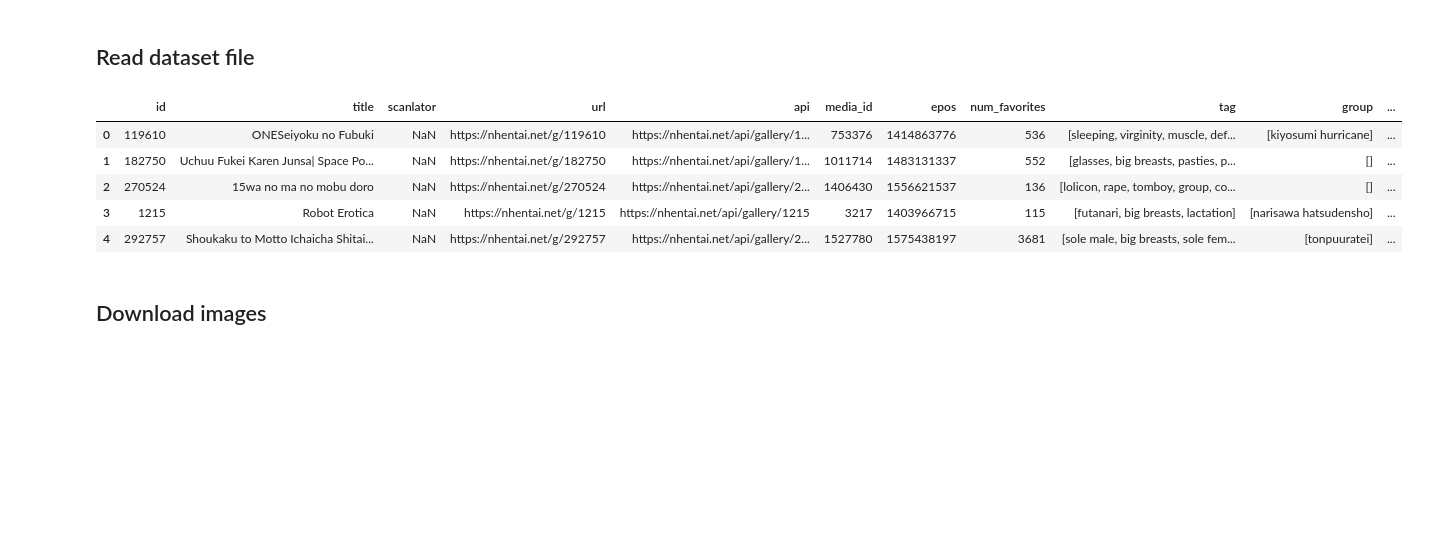
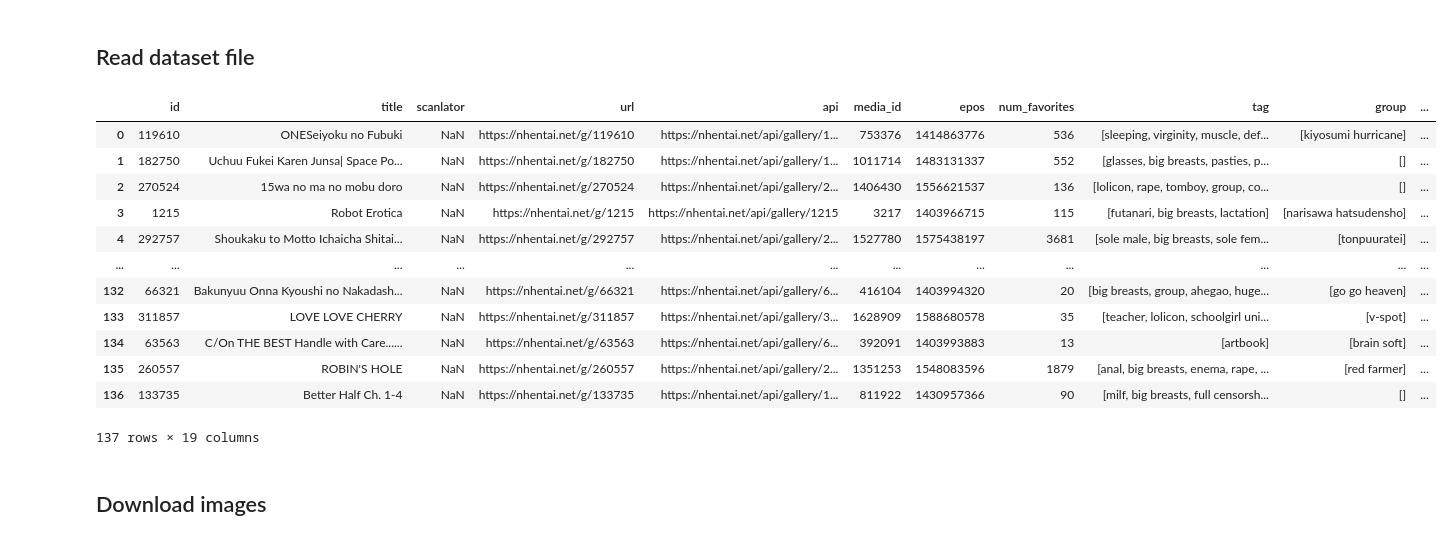
Before and after one commit to shikanime/bepeka, a Jupyter notebook: model.ipynb, the cells around one changed output. Saved outputs shown, nothing was run; the diff lists cells and outputs as text; code cells hidden in the pictures; blank space fills up the shorter version.

Commit message:
Remove dataset head

```diff
--- a/model.ipynb
+++ b/model.ipynb
@@ -45,17 +45,24 @@ Number of resampled hentais:  0
 # %%
 converters = {
     column_name: ast.literal_eval
     for column_name in ["tag", "group", "parody", "character", "artist", "category", "image_urls"]
 }
 hentais = pd.read_csv("data/metadata.csv", converters=converters)
-hentais.head()
+hentais
 # %% [output]
 |  | id | title | scanlator | url | api | media_id | epos | num_favorites | tag | group | ... |
 | 0 | 119610 | ONESeiyoku no Fubuki | NaN | https://nhentai.net/g/119610 | https://nhentai.net/api/gallery/1... | 753376 | 1414863776 | 536 | [sleeping, virginity, muscle, def... | [kiyosumi hurricane] | ... |
 | 1 | 182750 | Uchuu Fukei Karen Junsa| Space Po... | NaN | https://nhentai.net/g/182750 | https://nhentai.net/api/gallery/1... | 1011714 | 1483131337 | 552 | [glasses, big breasts, pasties, p... | [] | ... |
 | 2 | 270524 | 15wa no ma no mobu doro | NaN | https://nhentai.net/g/270524 | https://nhentai.net/api/gallery/2... | 1406430 | 1556621537 | 136 | [lolicon, rape, tomboy, group, co... | [] | ... |
 | 3 | 1215 | Robot Erotica | NaN | https://nhentai.net/g/1215 | https://nhentai.net/api/gallery/1215 | 3217 | 1403966715 | 115 | [futanari, big breasts, lactation] | [narisawa hatsudensho] | ... |
 | 4 | 292757 | Shoukaku to Motto Ichaicha Shitai... | NaN | https://nhentai.net/g/292757 | https://nhentai.net/api/gallery/2... | 1527780 | 1575438197 | 3681 | [sole male, big breasts, sole fem... | [tonpuuratei] | ... |
+| ... | ... | ... | ... | ... | ... | ... | ... | ... | ... | ... | ... |
+| 132 | 66321 | Bakunyuu Onna Kyoushi no Nakadash... | NaN | https://nhentai.net/g/66321 | https://nhentai.net/api/gallery/6... | 416104 | 1403994320 | 20 | [big breasts, group, ahegao, huge... | [go go heaven] | ... |
+| 133 | 311857 | LOVE LOVE CHERRY | NaN | https://nhentai.net/g/311857 | https://nhentai.net/api/gallery/3... | 1628909 | 1588680578 | 35 | [teacher, lolicon, schoolgirl uni... | [v-spot] | ... |
+| 134 | 63563 | C/On THE BEST Handle with Care...... | NaN | https://nhentai.net/g/63563 | https://nhentai.net/api/gallery/6... | 392091 | 1403993883 | 13 | [artbook] | [brain soft] | ... |
+| 135 | 260557 | ROBIN'S HOLE | NaN | https://nhentai.net/g/260557 | https://nhentai.net/api/gallery/2... | 1351253 | 1548083596 | 1879 | [anal, big breasts, enema, rape, ... | [red farmer] | ... |
+| 136 | 133735 | Better Half Ch. 1-4 | NaN | https://nhentai.net/g/133735 | https://nhentai.net/api/gallery/1... | 811922 | 1430957366 | 90 | [milf, big breasts, full censorsh... | [] | ... |
+137 rows × 19 columns
 # %% [markdown]
 ## Download images
 # %%
```
Also changed, not shown: parts of 7 cells of this notebook.
